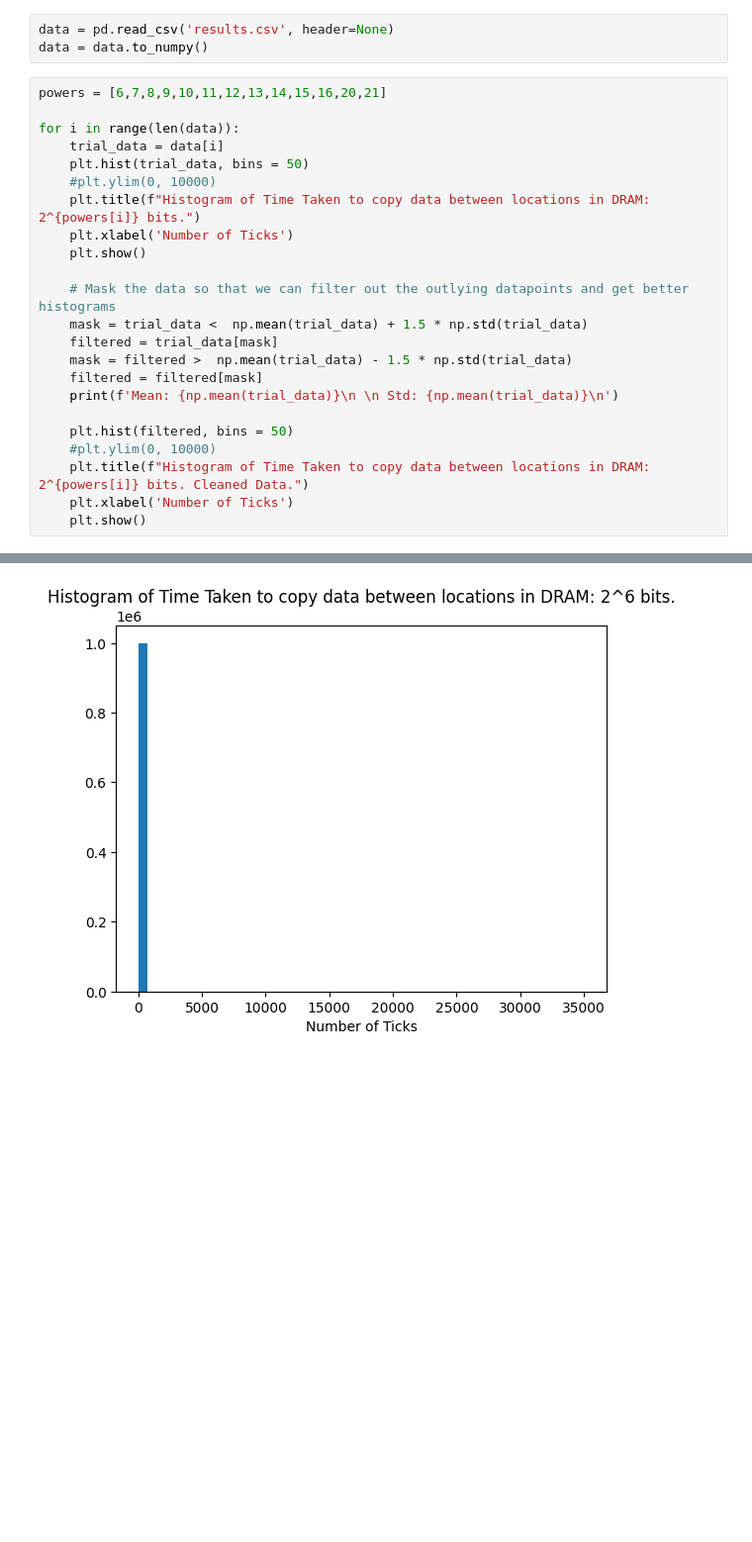
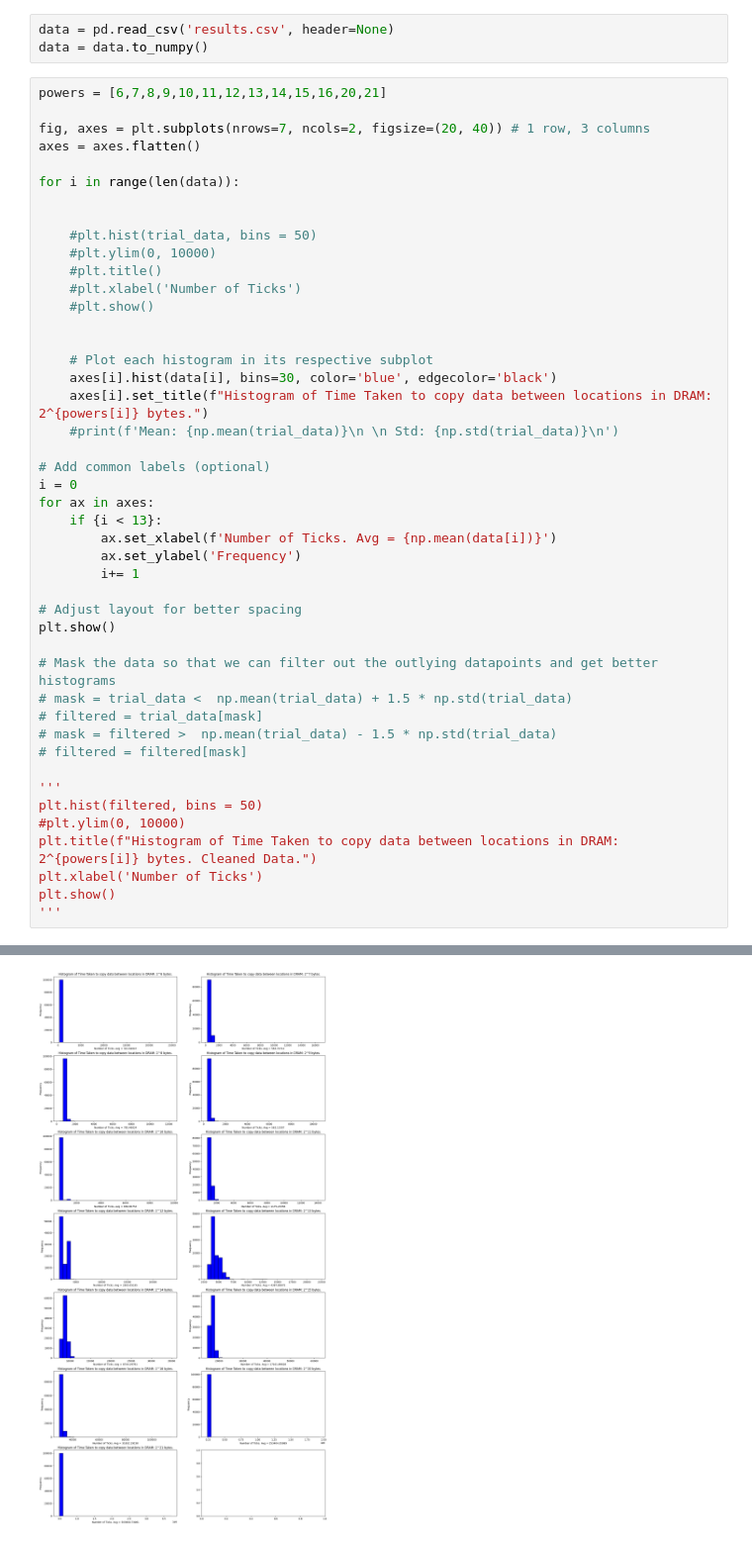
Before and after one commit to moisesmata/comp-arch-hw1, a Jupyter notebook: data_analysis.ipynb, the cells around one changed output, grey strips where cells are left out. Shown at 99% size. Drawn from its saved outputs; the diff is of its cells as text; blank space fills up the shorter version.

```diff
--- a/data_analysis.ipynb
+++ b/data_analysis.ipynb
@@ -8,24 +8,46 @@ data = data.to_numpy()
 # %%
 powers = [6,7,8,9,10,11,12,13,14,15,16,20,21]
 
+fig, axes = plt.subplots(nrows=7, ncols=2, figsize=(20, 40)) # 1 row, 3 columns
+axes = axes.flatten()
+
 for i in range(len(data)):
-    trial_data = data[i]
-    plt.hist(trial_data, bins = 50)
+
+
+    #plt.hist(trial_data, bins = 50)
     #plt.ylim(0, 10000)
-    plt.title(f"Histogram of Time Taken to copy data between locations in DRAM: 2^{powers[i]} bits.")
-    plt.xlabel('Number of Ticks')
-    plt.show()
+    #plt.title()
+    #plt.xlabel('Number of Ticks')
+    #plt.show()
 
-    # Mask the data so that we can filter out the outlying datapoints and get better histograms
-    mask = trial_data <  np.mean(trial_data) + 1.5 * np.std(trial_data)
-    filtered = trial_data[mask]
-    mask = filtered >  np.mean(trial_data) - 1.5 * np.std(trial_data)
-    filtered = filtered[mask]
-    print(f'Mean: {np.mean(trial_data)}\n \n Std: {np.mean(trial_data)}\n')
 
-    plt.hist(filtered, bins = 50)
-    #plt.ylim(0, 10000)
-    plt.title(f"Histogram of Time Taken to copy data between locations in DRAM: 2^{powers[i]} bits. Cleaned Data.")
-    plt.xlabel('Number of Ticks')
-    plt.show()
+    # Plot each histogram in its respective subplot
+    axes[i].hist(data[i], bins=30, color='blue', edgecolor='black')
+    axes[i].set_title(f"Histogram of Time Taken to copy data between locations in DRAM: 2^{powers[i]} bytes.")
+    #print(f'Mean: {np.mean(trial_data)}\n \n Std: {np.std(trial_data)}\n')
+
+# Add common labels (optional)
+i = 0
+for ax in axes:
+    if {i < 13}:
+        ax.set_xlabel(f'Number of Ticks. Avg = {np.mean(data[i])}')
+        ax.set_ylabel('Frequency')
+        i+= 1
+
+# Adjust layout for better spacing
+plt.show()
+
+# Mask the data so that we can filter out the outlying datapoints and get better histograms
+# mask = trial_data <  np.mean(trial_data) + 1.5 * np.std(trial_data)
+# filtered = trial_data[mask]
+# mask = filtered >  np.mean(trial_data) - 1.5 * np.std(trial_data)
+# filtered = filtered[mask]
+
+'''
+plt.hist(filtered, bins = 50)
+#plt.ylim(0, 10000)
+plt.title(f"Histogram of Time Taken to copy data between locations in DRAM: 2^{powers[i]} bytes. Cleaned Data.")
+plt.xlabel('Number of Ticks')
+plt.show()
+'''
 # %% [output]
@@ -32 +55 @@ for i in range(len(data)):
-[figure, old version]
+[figure, new version]
```
Also changed, not shown: parts of 2 cells of this notebook, 2 other files.
